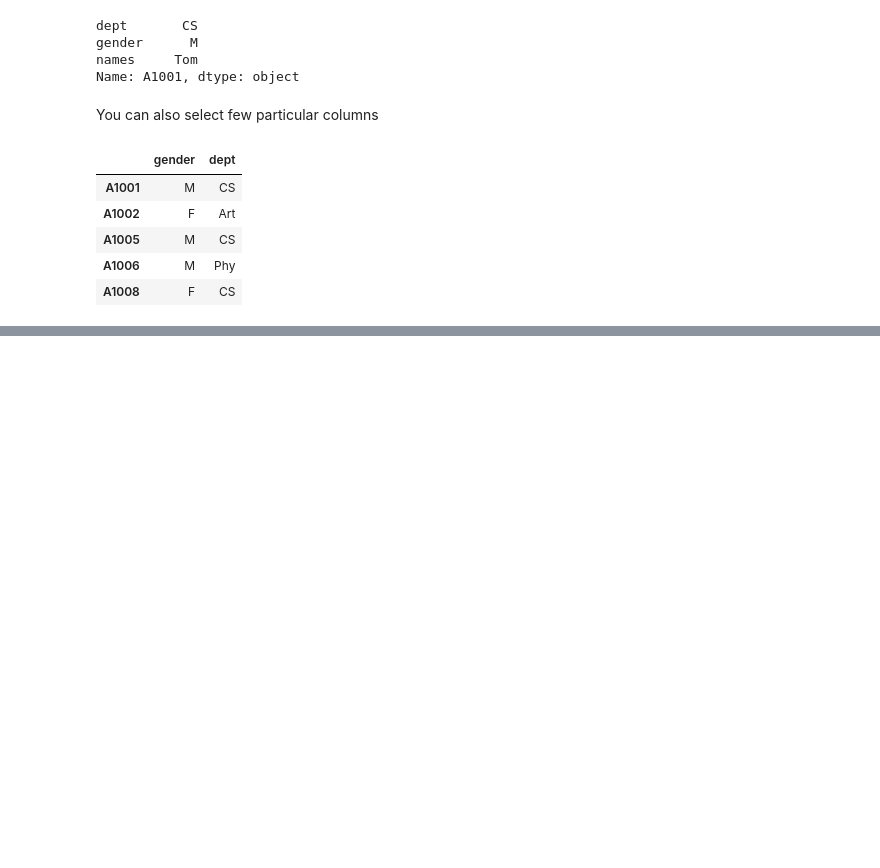
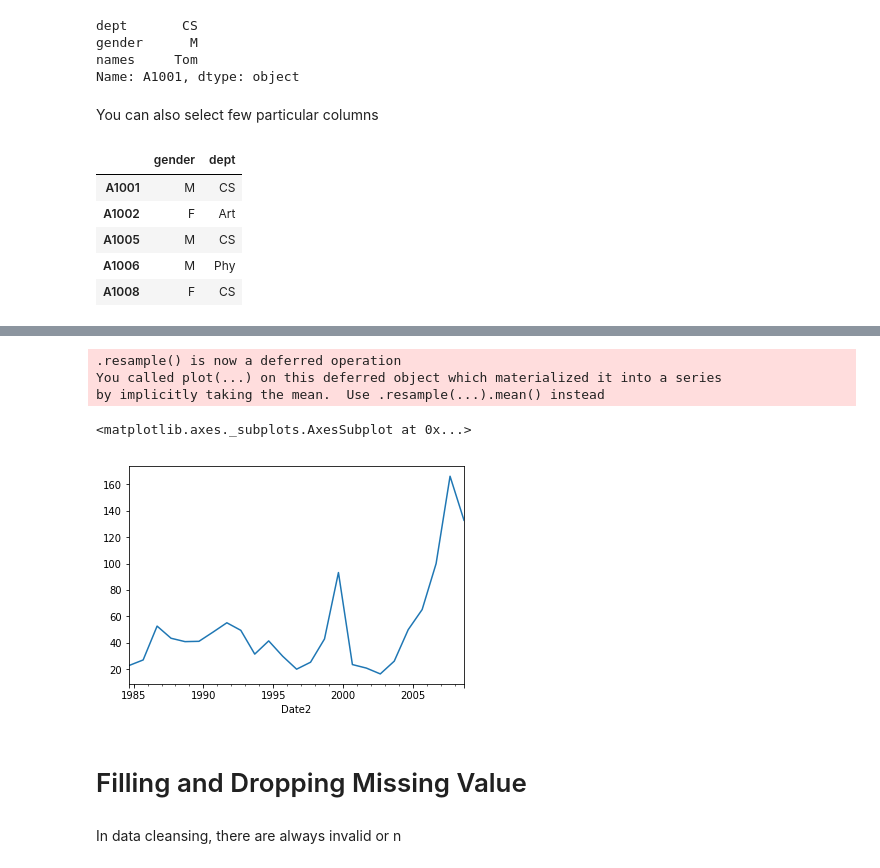
Before and after one commit to howawong/python-for-students, a Jupyter notebook: Data Manipulation.ipynb, the cells around one changed output, grey strips where cells are left out. Cells and saved outputs as stored; diff of their text form; code cells hidden in the pictures; blank space fills up the shorter version.

```diff
--- a/Data Manipulation.ipynb
+++ b/Data Manipulation.ipynb
@@ -236,0 +356,4 @@ TypeError: 'str' object is not callable
+# %%
+appl_df['Date2'] = pd.to_datetime(appl_df['Date'], format='%Y-%m-%d')
+appl_df3 = appl_df.copy()
+appl_df3.head()
@@ -236,0 +369,4 @@ TypeError: 'str' object is not callable
+# %%
+appl_df3['Month'] = appl_df3['Date2'].apply(lambda x: x.month)
+appl_df3['Year'] = appl_df3['Date2'].apply(lambda x: x.year)
+appl_df3.head()
@@ -236,0 +380,13 @@ TypeError: 'str' object is not callable
+# %%
+appl_df4 = appl_df3.set_index('Date2')
+appl_df4['High'].resample('365d').plot()
+# %% [output]
+.resample() is now a deferred operation
+You called plot(...) on this deferred object which materialized it into a series
+by implicitly taking the mean.  Use .resample(...).mean() instead
+<matplotlib.axes._subplots.AxesSubplot at 0x...>
+[figure, added]
+# %% [markdown]
+# Filling and Dropping Missing Value
+# %% [markdown]
+In data cleansing, there are always invalid or n
```
Also changed, not shown: parts of 28 cells of this notebook, 1 other file.
